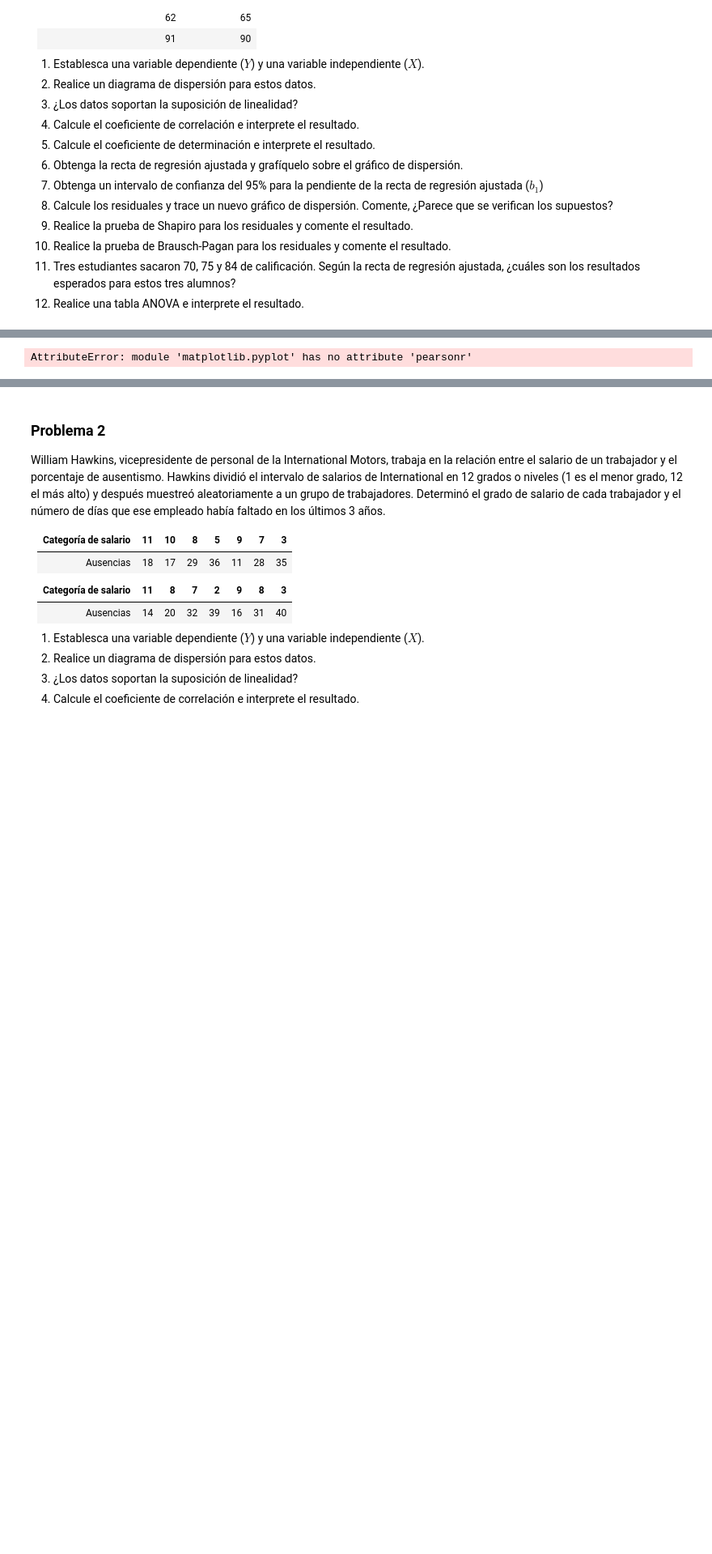
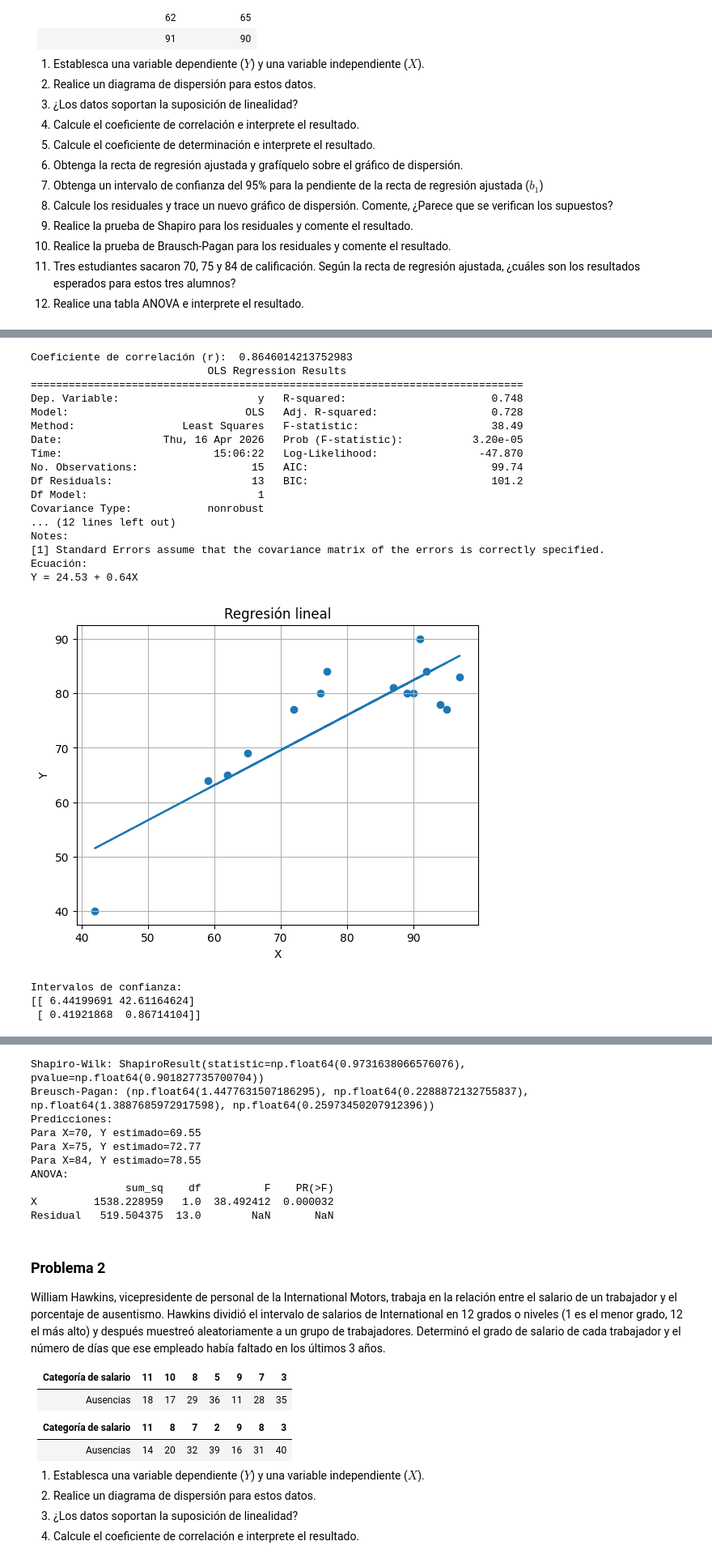
Before and after one commit to ChristianPro31/code, a Jupyter notebook: Problemario_Estadística_Inferencial_II.ipynb, the cells around one changed output, grey strips where cells are left out. Shown at 81% size. Saved outputs shown, nothing was run; the diff lists cells and outputs as text; code cells hidden in the pictures; blank space fills up the shorter version.

```diff
--- a/Problemario_Estadística_Inferencial_II.ipynb
+++ b/Problemario_Estadística_Inferencial_II.ipynb
@@ -127,8 +127,10 @@ Un profesor intenta mostrar a sus estudiantes la importancia de los exámenes co
 import numpy as np
 import pandas as pd
 import matplotlib.pyplot as plt
-import scipy.stats as sm
 import statsmodels.stats.api as sms
+import statsmodels.api as sm
+import statsmodels.formula.api as smf
+import scipy.stats as stats
 
 x = np.array([59,92,72,90,95,87,89,77,76,65,97,42,94,62,91])
 y = np.array([64,84,77,80,77,81,80,84,80,69,83,40,78,65,90])
@@ -140,58 +142,82 @@ plt.title("Diagrama de dispersión")
 plt.grid()
 plt.show()
 
-r, pvaule = stats.pearsonr(x,y)
-print("caeficinete de correlacion (r): ", r)
+r, pvalue = stats.pearsonr(x, y)
+print("Coeficiente de correlación (r): ", r)
 
-x_const = sm.sdd_constant(x)
-modelo = sm.OLS(Y, X_const).fit()
+x_const = sm.add_constant(x)
+modelo = sm.OLS(y, x_const).fit()
 
-print(modelo.summary)
+print(modelo.summary())
 
 b0 = modelo.params[0]
 b1 = modelo.params[1]
 
-print("ejecucuon:")
-print(f"Y= {b0:2f} + {b1:.2f}X")
+print("Ecuación:")
+print(f"Y = {b0:.2f} + {b1:.2f}X")
 
-plt.scatter(X, Y)
-plt.plot(X, b0 + b1*X)
+plt.scatter(x, y)
+plt.plot(x, b0 + b1*x)
 plt.xlabel("X")
 plt.ylabel("Y")
 plt.title("Regresión lineal")
 plt.grid()
 plt.show()
 
 conf_int = modelo.conf_int(alpha=0.05)
-print("intervalos de caonfianza:")
+print("Intervalos de confianza:")
 print(conf_int)
 
 residuales = modelo.resid
 
-plt.scatter(X, residuales)
+plt.scatter(x, residuales)
 plt.axhline(y=0)
 plt.title("Residuales vs X")
 plt.grid()
 plt.show()
 
 shapiro_test = stats.shapiro(residuales)
-print("shapiro-wilk:", shapiro_test)
+print("Shapiro-Wilk:", shapiro_test)
 
-bp_test = sms.het_breuschpagan(residuales, X_const)
+bp_test = sms.het_breuschpagan(residuales, x_const)
 print("Breusch-Pagan:", bp_test)
 
 X_new = np.array([70,75,84])
 X_new_const = sm.add_constant(X_new)
 
 predicciones = modelo.predict(X_new_const)
 
-print("predicciones: ")
-for x,y in zip(X_new, predicciones):
-  print(f"Para X={x}, Y estimado={y:.2f}")
+print("Predicciones:")
+for xi, yi in zip(X_new, predicciones):
+    print(f"Para X={xi}, Y estimado={yi:.2f}")
 
-anova = sm.stats.anova_lm(modelo, typ=2)
-print("Tabla ANOVA:")
+
+data = pd.DataFrame({'X': x, 'Y': y})
+modelo_formula = smf.ols('Y ~ X', data=data).fit()
+anova = sm.stats.anova_lm(modelo_formula, typ=2)
+
+print("ANOVA:")
 print(anova)
 # %% [output]
 [figure]
-AttributeError: module 'matplotlib.pyplot' has no attribute 'pearsonr'
+Coeficiente de correlación (r):  0.8646014213752983
+                            OLS Regression Results
+==============================================================================
+Dep. Variable:                      y   R-squared:                       0.748
+Model:                            OLS   Adj. R-squared:                  0.728
+Method:                 Least Squares   F-statistic:                     38.49
+Date:                Thu, 16 Apr 2026   Prob (F-statistic):           3.20e-05
+Time:                        15:06:22   Log-Likelihood:                -47.870
+No. Observations:                  15   AIC:                             99.74
+Df Residuals:                      13   BIC:                             101.2
+Df Model:                           1
+Covariance Type:            nonrobust
+... (12 lines left out)
+Notes:
+[1] Standard Errors assume that the covariance matrix of the errors is correctly specified.
+Ecuación:
+Y = 24.53 + 0.64X
+[figure, added]
+Intervalos de confianza:
+[[ 6.44199691 42.61164624]
+ [ 0.41921868  0.86714104]]
@@ -198,3 +225,13 @@ AttributeError: module 'matplotlib.pyplot' has no attribute 'pearsonr'
+Shapiro-Wilk: ShapiroResult(statistic=np.float64(0.9731638066576076), pvalue=np.float64(0.901827735700704))
+Breusch-Pagan: (np.float64(1.4477631507186295), np.float64(0.2288872132755837), np.float64(1.3887685972917598), np.float64(0.25973450207912396))
+Predicciones:
+Para X=70, Y estimado=69.55
+Para X=75, Y estimado=72.77
+Para X=84, Y estimado=78.55
+ANOVA:
+               sum_sq    df          F    PR(>F)
+X         1538.228959   1.0  38.492412  0.000032
+Residual   519.504375  13.0        NaN       NaN
 # %% [markdown]
 ### Problema 2
 William Hawkins, vicepresidente de personal de la International Motors, trabaja en la relación entre el salario de un trabajador y el porcentaje de ausentismo. Hawkins dividió el intervalo de salarios de International en 12 grados o niveles (1 es el menor grado, 12 el más alto) y después muestreó aleatoriamente a un grupo de trabajadores. Determinó el grado de salario de cada trabajador y el número de días que ese empleado había faltado en los últimos 3 años.
```
Also changed, not shown: parts of 1 cell of this notebook.
